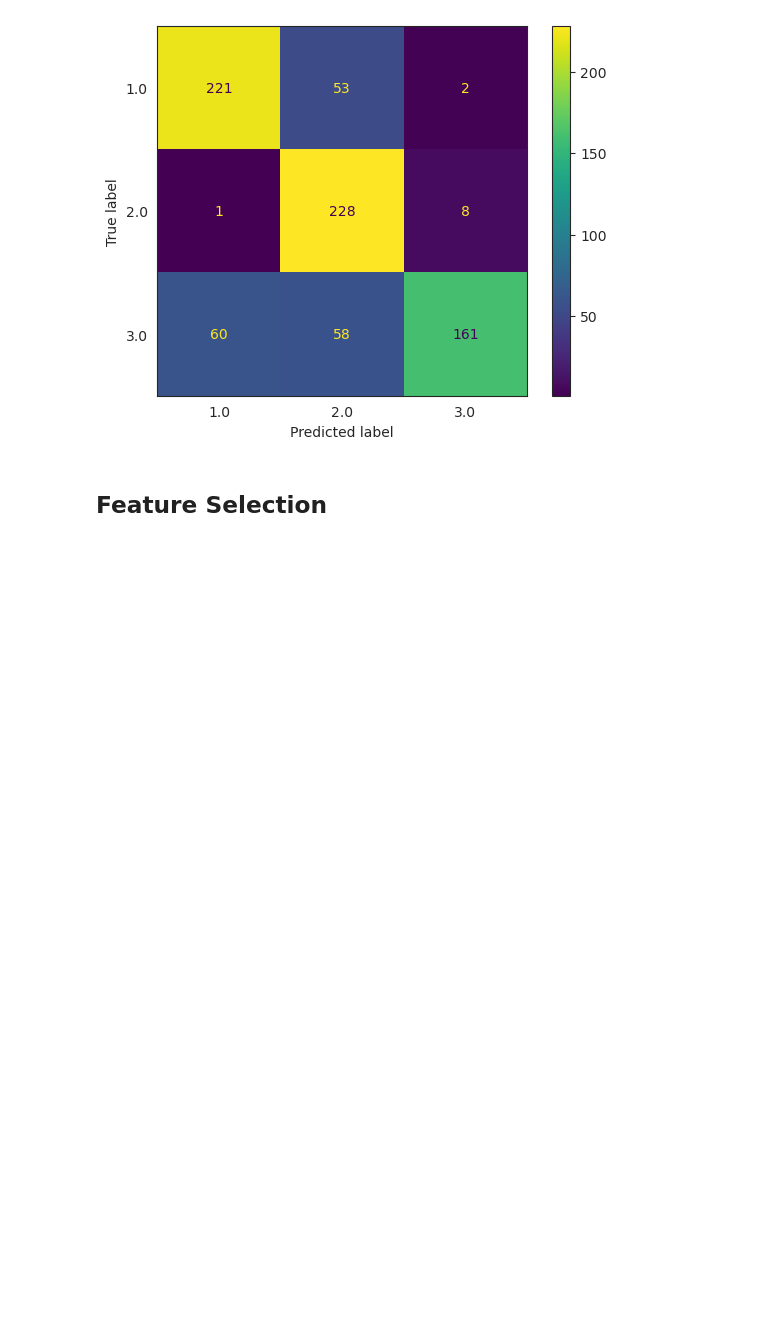
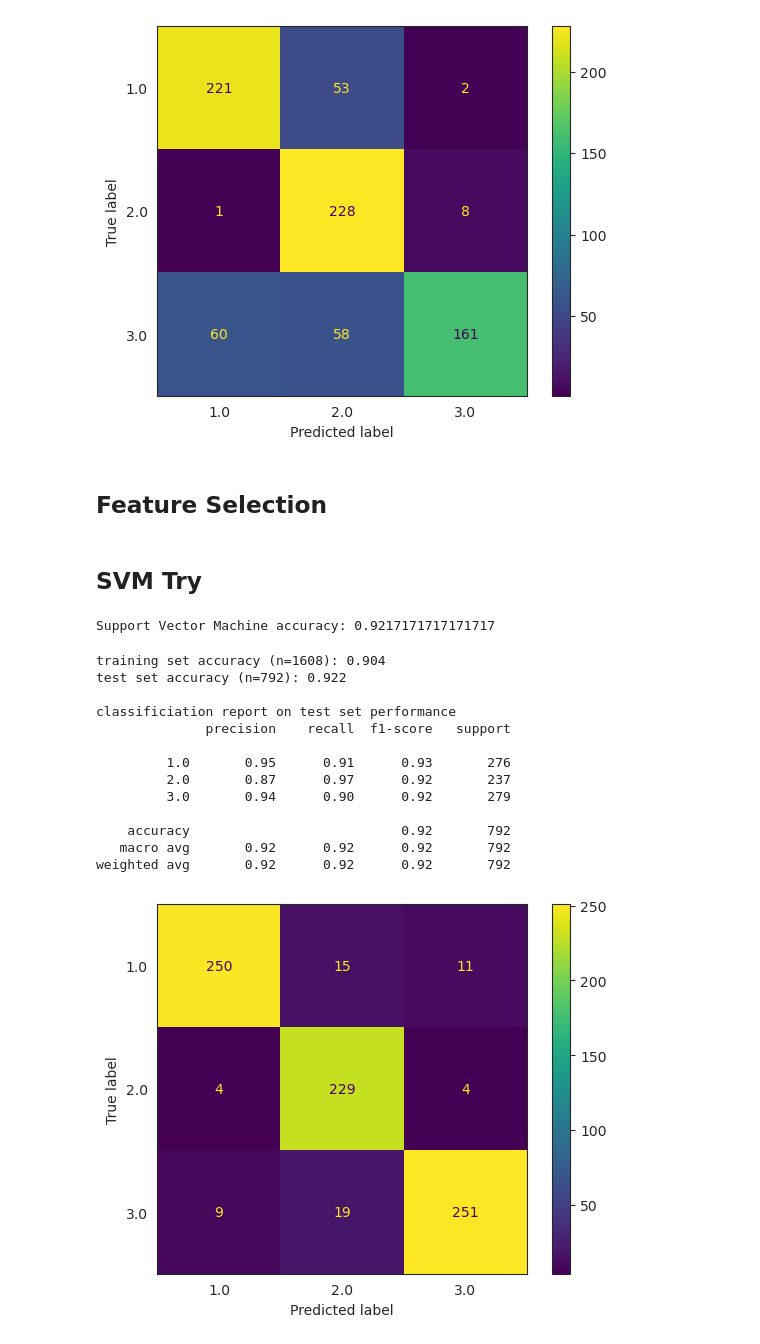
Before and after one commit to COGS118A/Group024-SP23, a Jupyter notebook: feature_importance.ipynb, the cells around one changed output. Drawn from its saved outputs; the diff is of its cells as text; code cells hidden in the pictures; blank space fills up the shorter version.

```diff
--- a/feature_importance.ipynb
+++ b/feature_importance.ipynb
@@ -238,3 +238,5 @@ weighted avg       0.81      0.77      0.77       792
 # we could loop through a list of for example [4, 8, 12, 16, 20]
 # fit our model to the subsetted data and get the accuracy scores
 # similar to the feature importance cell, we can use a list to store and compare the scores side-by-side
+# %% [markdown]
+## SVM Try
@@ -240,0 +246,36 @@ weighted avg       0.81      0.77      0.77       792
+# %%
+from sklearn.svm import SVC
+from sklearn.metrics import accuracy_score
+
+# Create an instance of the SVC class
+svc = SVC()
+
+# Fit the model to the training data
+svc.fit(X_train, y_train)
+
+# Predict the labels for the test data
+y_pred = svc.predict(X_test)
+
+# Calculate the accuracy of the model
+accuracy = accuracy_score(y_test, y_pred)
+
+print(f'Support Vector Machine accuracy: {accuracy}')
+# %% [output]
+Support Vector Machine accuracy: 0.9217171717171717
+# %%
+show_Accuracy(svc, X_train, y_train, X_test, y_test)
+# %% [output]
+training set accuracy (n=1608): 0.904
+test set accuracy (n=792): 0.922
+
+classificiation report on test set performance
+              precision    recall  f1-score   support
+
+         1.0       0.95      0.91      0.93       276
+         2.0       0.87      0.97      0.92       237
+         3.0       0.94      0.90      0.92       279
+
+    accuracy                           0.92       792
+   macro avg       0.92      0.92      0.92       792
+weighted avg       0.92      0.92      0.92       792
+[figure, added]
```
Also changed, not shown: parts of 14 cells of this notebook.
